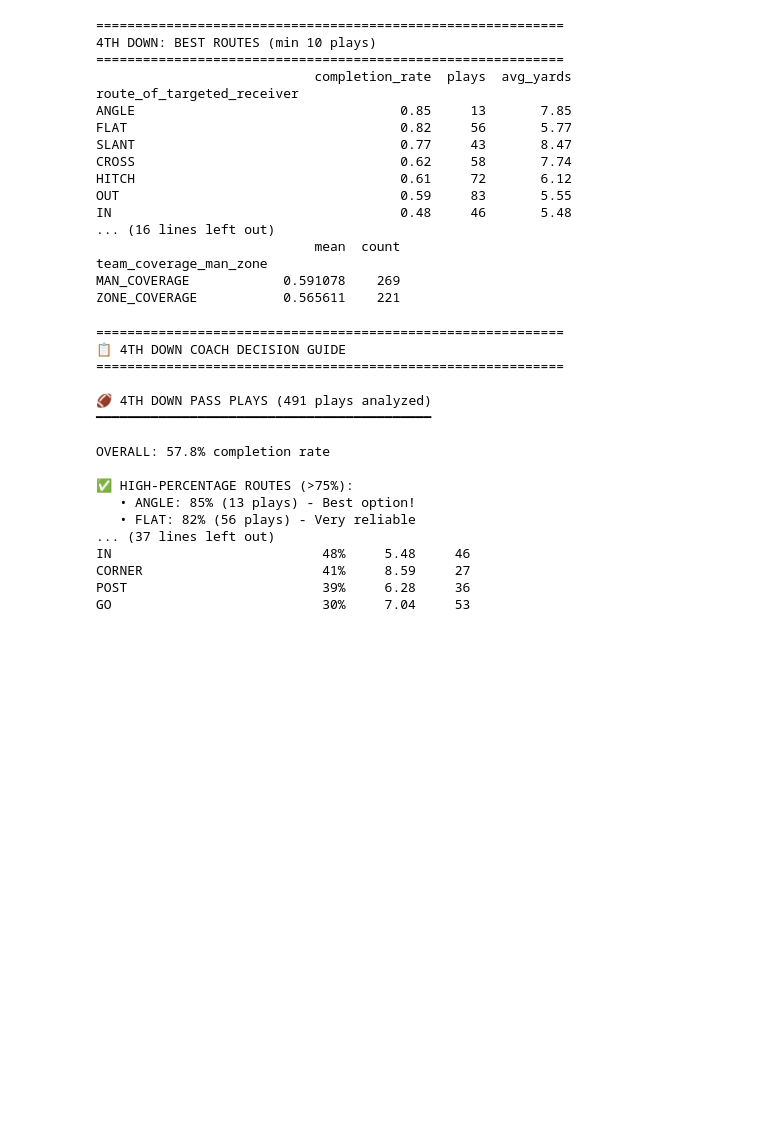
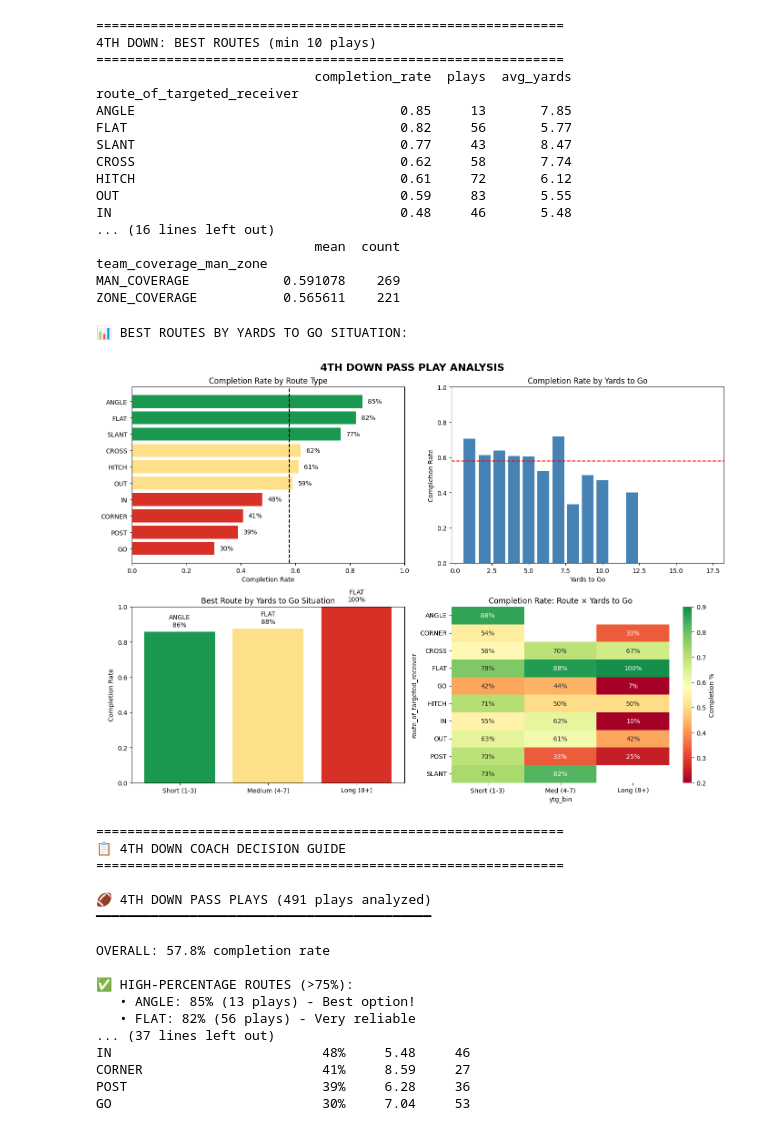
Before and after one commit to JZembower/NFL-Big-Data-Bowl-2026-Analytics-Challenge, a Jupyter notebook: notebooks/07_storytelling_coach_decision_making.ipynb, the cells around one changed output. Drawn from its saved outputs; the diff is of its cells as text; code cells hidden in the pictures; blank space fills up the shorter version.

```diff
--- a/notebooks/07_storytelling_coach_decision_making.ipynb
+++ b/notebooks/07_storytelling_coach_decision_making.ipynb
@@ -145,6 +145,80 @@ IN                                     0.48     46       5.48
 team_coverage_man_zone
 MAN_COVERAGE            0.591078    269
 ZONE_COVERAGE           0.565611    221
+# %%
+# =============================================================================
+# VISUALIZATION: 4TH DOWN ANALYSIS
+# =============================================================================
+fig, axes = plt.subplots(2, 2, figsize=(14, 10))
+fig.suptitle('4TH DOWN PASS PLAY ANALYSIS', fontsize=16, fontweight='bold')
+
+# 1. Completion rate by route
+route_stats = fourth_down.groupby('route_of_targeted_receiver')['is_complete'].agg(['mean', 'count'])
+route_stats = route_stats[route_stats['count'] >= 10].sort_values('mean', ascending=True)
+colors = ['#d73027' if x < 0.5 else '#fee08b' if x < 0.65 else '#1a9850' for x in route_stats['mean']]
+axes[0,0].barh(route_stats.index, route_stats['mean'], color=colors)
+axes[0,0].axvline(x=0.578, color='black', linestyle='--', label='Avg (57.8%)')
+axes[0,0].set_xlabel('Completion Rate')
+axes[0,0].set_title('Completion Rate by Route Type')
+axes[0,0].set_xlim(0, 1)
+for i, (idx, row) in enumerate(route_stats.iterrows()):
+    axes[0,0].text(row['mean'] + 0.02, i, f"{row['mean']*100:.0f}%", va='center')
+
+# 2. Completion rate by yards to go
+ytg_stats = fourth_down.groupby('yards_to_go')['is_complete'].agg(['mean', 'count'])
+ytg_stats = ytg_stats[ytg_stats['count'] >= 5].sort_index()
+axes[0,1].bar(ytg_stats.index, ytg_stats['mean'], color='steelblue')
+axes[0,1].axhline(y=0.578, color='red', linestyle='--', label='Avg')
+axes[0,1].set_xlabel('Yards to Go')
+axes[0,1].set_ylabel('Completion Rate')
+axes[0,1].set_title('Completion Rate by Yards to Go')
+axes[0,1].set_ylim(0, 1)
+
+# 3. Best route by yards to go situation
+print("\n📊 BEST ROUTES BY YARDS TO GO SITUATION:")
+short_ytg = fourth_down[fourth_down['yards_to_go'] <= 3]
+med_ytg = fourth_down[fourth_down['yards_to_go'].between(4, 7)]
+long_ytg = fourth_down[fourth_down['yards_to_go'] >= 8]
+
+situations = {'Short (1-3)': short_ytg, 'Medium (4-7)': med_ytg, 'Long (8+)': long_ytg}
+situation_data = []
+for sit_name, sit_df in situations.items():
+    route_comp = sit_df.groupby('route_of_targeted_receiver')['is_complete'].agg(['mean', 'count'])
+    route_comp = route_comp[route_comp['count'] >= 5].sort_values('mean', ascending=False)
+    if len(route_comp) > 0:
+        best_route = route_comp.index[0]
+        situation_data.append({
+            'situation': sit_name,
+            'best_route': best_route,
+            'completion_rate': route_comp.loc[best_route, 'mean'],
+            'plays': route_comp.loc[best_route, 'count']
+        })
+
+sit_df = pd.DataFrame(situation_data)
+axes[1,0].bar(sit_df['situation'], sit_df['completion_rate'], color=['#1a9850', '#fee08b', '#d73027'])
+for i, row in sit_df.iterrows():
+    axes[1,0].text(i, row['completion_rate'] + 0.03, f"{row['best_route']}\n{row['completion_rate']*100:.0f}%",
+                   ha='center', fontsize=10)
+axes[1,0].set_ylabel('Completion Rate')
+axes[1,0].set_title('Best Route by Yards to Go Situation')
+axes[1,0].set_ylim(0, 1)
+
+# 4. Heatmap: Route x YTG bin
+fourth_down['ytg_bin'] = pd.cut(fourth_down['yards_to_go'], bins=[0, 3, 7, 20], labels=['Short (1-3)', 'Med (4-7)', 'Long (8+)'])
+pivot = fourth_down.groupby(['route_of_targeted_receiver', 'ytg_bin'])['is_complete'].agg(['mean', 'count'])
+pivot = pivot.reset_index()
+pivot = pivot[pivot['count'] >= 5]
+heatmap = pivot.pivot(index='route_of_targeted_receiver', columns='ytg_bin', values='mean')
+sns.heatmap(heatmap, annot=True, fmt='.0%', cmap='RdYlGn', center=0.58, ax=axes[1,1],
+            vmin=0.2, vmax=0.9, cbar_kws={'label': 'Completion %'})
+axes[1,1].set_title('Completion Rate: Route × Yards to Go')
+
+plt.tight_layout()
+plt.savefig('Fourth-Down/4th_down_analysis.png', dpi=150, bbox_inches='tight')
+plt.show()
+# %% [output]
+📊 BEST ROUTES BY YARDS TO GO SITUATION:
+[figure, added]
 # %%
 # =============================================================================
 # COACH RECOMMENDATIONS: 4TH DOWN
```
Also changed, not shown: 1 other file.
